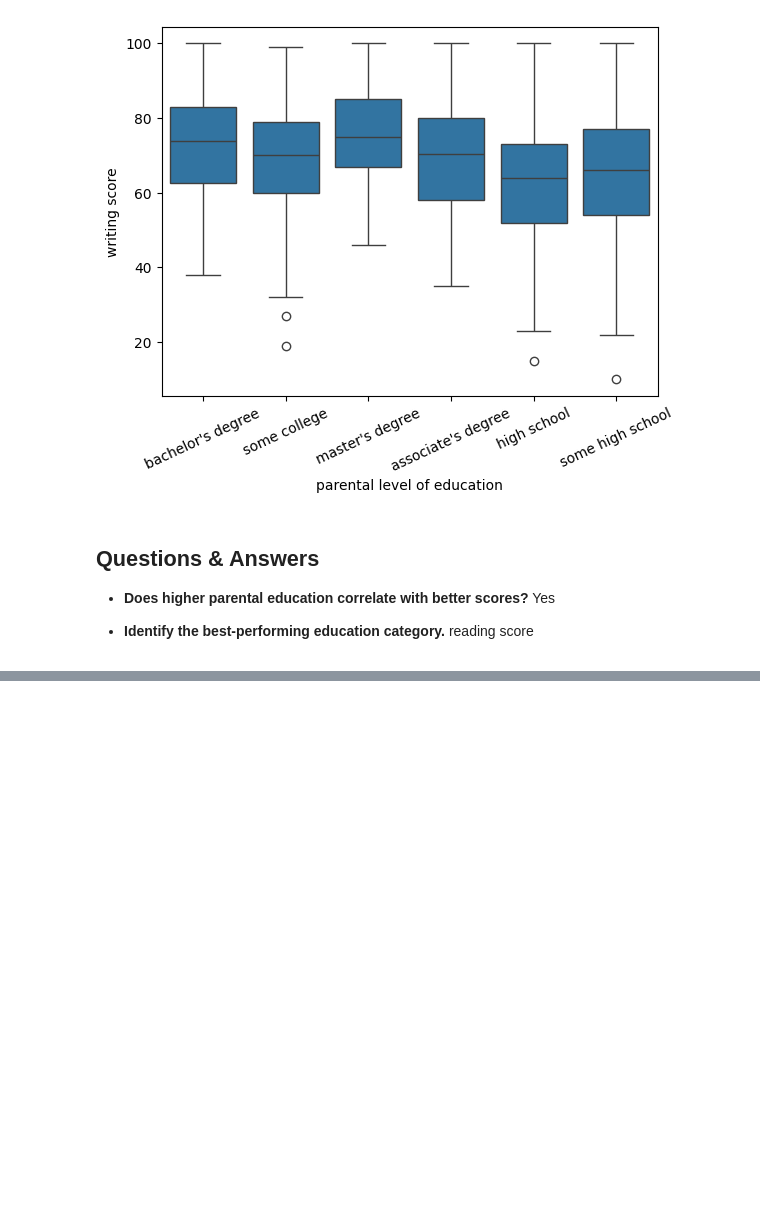
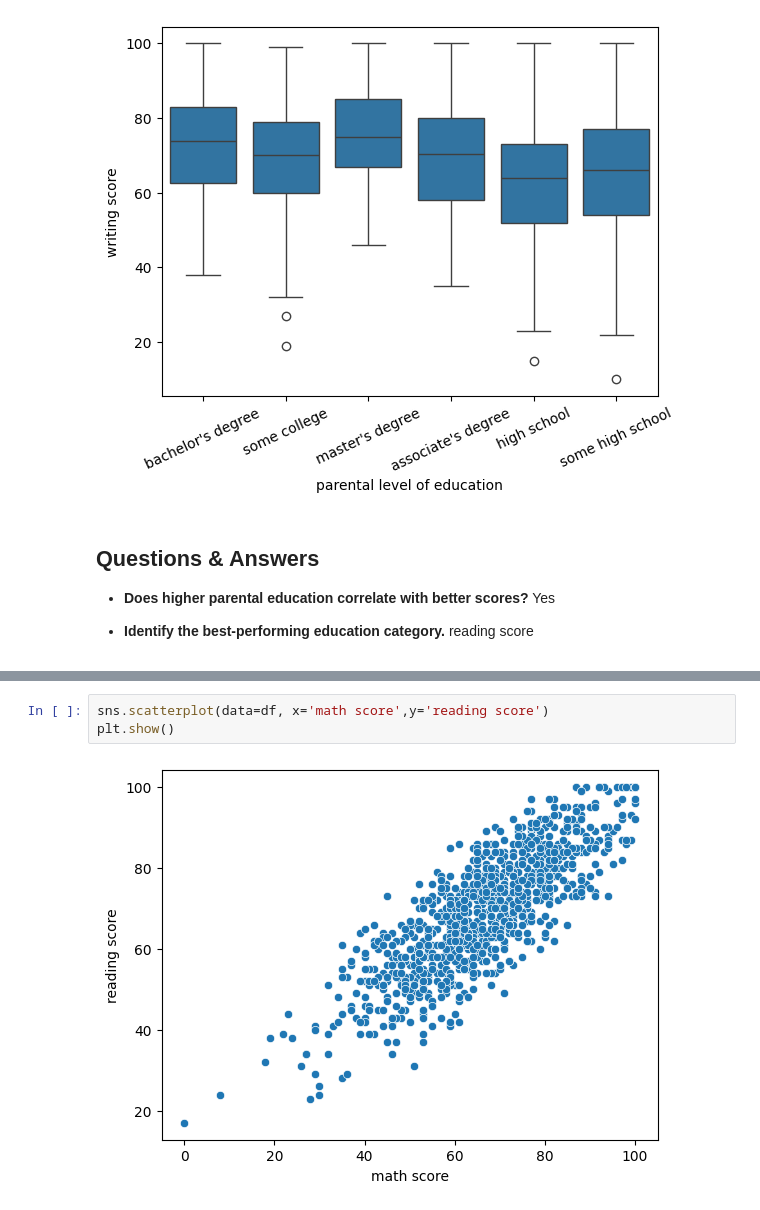
Before and after one commit to nayankhanal/ml-class, a Jupyter notebook: eda-assignment-actual.ipynb, the cells around one changed output, grey strips where cells are left out. Saved outputs shown, nothing was run; the diff lists cells and outputs as text; blank space fills up the shorter version.

```diff
--- a/eda-assignment-actual.ipynb
+++ b/eda-assignment-actual.ipynb
@@ -585,0 +628,5 @@ Yes
+# %%
+sns.scatterplot(data=df, x='math score',y='reading score')
+plt.show()
+# %% [output]
+[figure, added]
```
Also changed, not shown: parts of 20 cells of this notebook.
